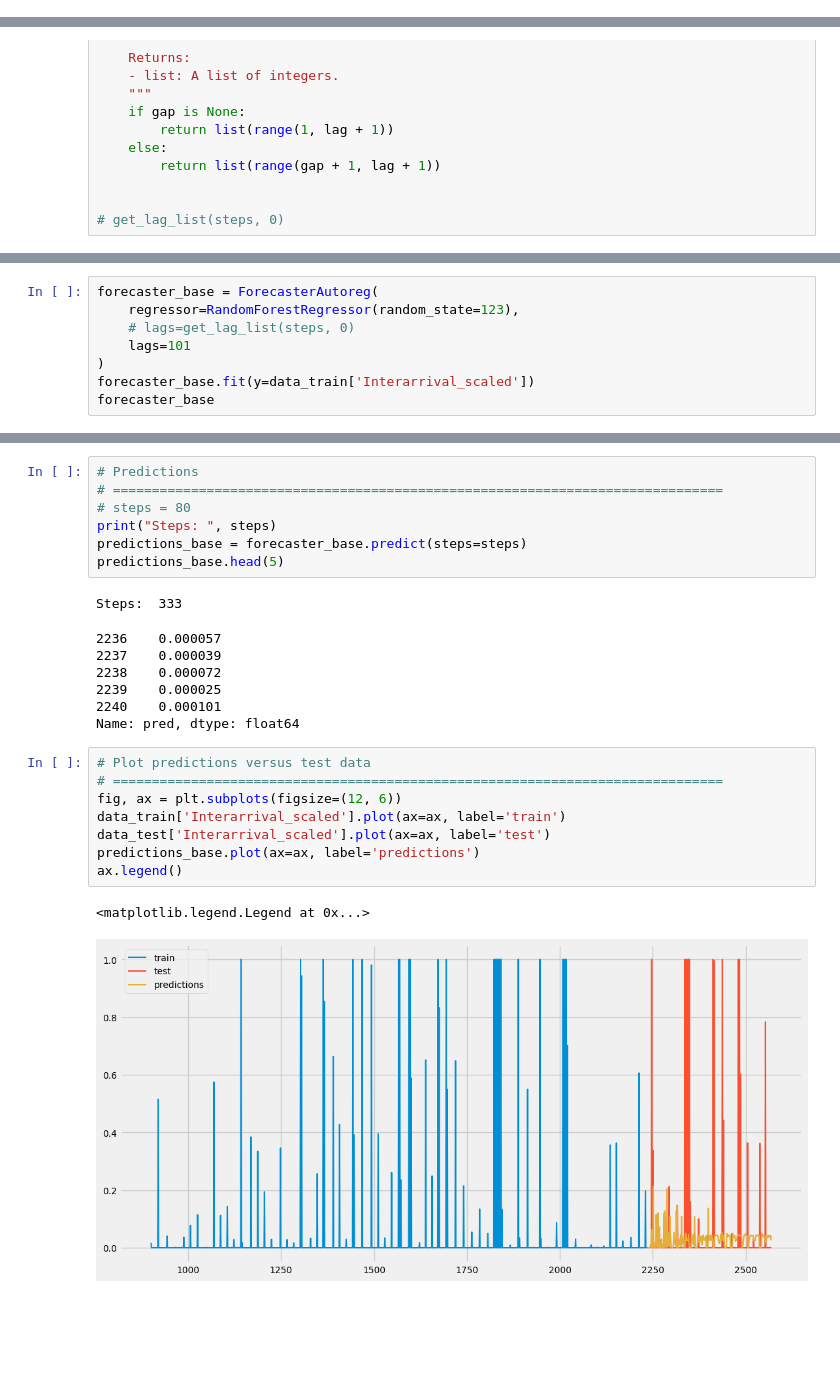
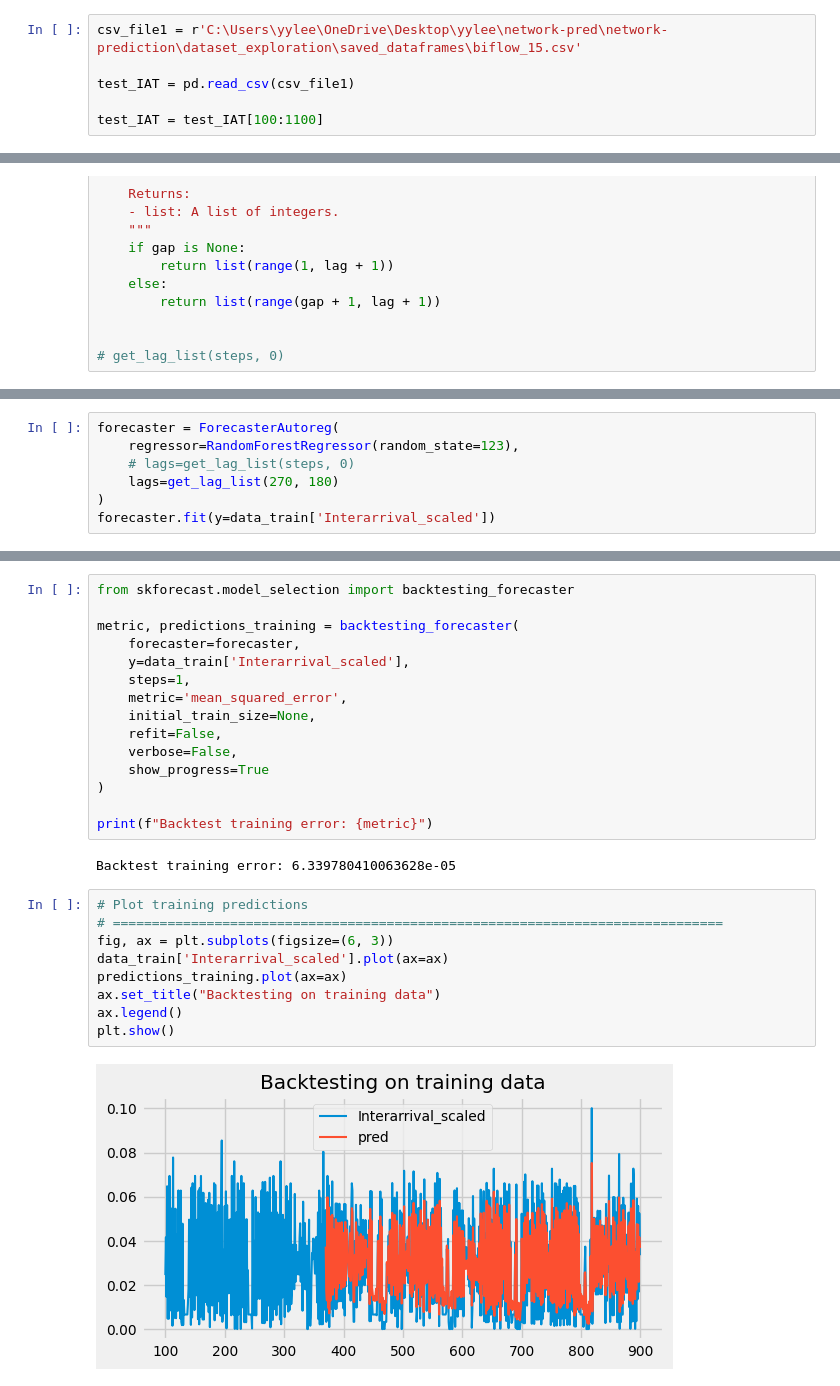
Before and after one commit to yaoyanglee/network-prediction, a Jupyter notebook: RFR_model/optimal_gap.ipynb, the cells around one changed output, grey strips where cells are left out. Cells and saved outputs as stored; diff of their text form; blank space fills up the shorter version.

```diff
--- a/RFR_model/optimal_gap.ipynb
+++ b/RFR_model/optimal_gap.ipynb
@@ -91,3 +63,9 @@ IAT and payload length different number of elements
+# %%
+csv_file1 = r'C:\Users\yylee\OneDrive\Desktop\yylee\network-pred\network-prediction\dataset_exploration\saved_dataframes\biflow_15.csv'
+
+test_IAT = pd.read_csv(csv_file1)
+
+test_IAT = test_IAT[100:1100]
 # %%
 # Split data into train-test
 # ==============================================================================
@@ -252,8 +259,7 @@ Test error (MSE): 0.03781154318990143
 # %%
-forecaster_base = ForecasterAutoreg(
+forecaster = ForecasterAutoreg(
     regressor=RandomForestRegressor(random_state=123),
     # lags=get_lag_list(steps, 0)
-    lags=101
+    lags=get_lag_list(270, 180)
 )
-forecaster_base.fit(y=data_train['Interarrival_scaled'])
-forecaster_base
+forecaster.fit(y=data_train['Interarrival_scaled'])
@@ -278,26 +266,28 @@ Forecaster id: None
-# %%
-# Predictions
-# ==============================================================================
-# steps = 80
-print("Steps: ", steps)
-predictions_base = forecaster_base.predict(steps=steps)
-predictions_base.head(5)
-# %% [output]
-Steps:  333
-2236    0.000057
-2237    0.000039
-2238    0.000072
-2239    0.000025
-2240    0.000101
-Name: pred, dtype: float64
+# %%
+from skforecast.model_selection import backtesting_forecaster
+
+metric, predictions_training = backtesting_forecaster(
+    forecaster=forecaster,
+    y=data_train['Interarrival_scaled'],
+    steps=1,
+    metric='mean_squared_error',
+    initial_train_size=None,
+    refit=False,
+    verbose=False,
+    show_progress=True
+)
+
+print(f"Backtest training error: {metric}")
+# %% [output]
+Backtest training error: 6.339780410063628e-05
 # %%
-# Plot predictions versus test data
+# Plot training predictions
 # ==============================================================================
-fig, ax = plt.subplots(figsize=(12, 6))
-data_train['Interarrival_scaled'].plot(ax=ax, label='train')
-data_test['Interarrival_scaled'].plot(ax=ax, label='test')
-predictions_base.plot(ax=ax, label='predictions')
+fig, ax = plt.subplots(figsize=(6, 3))
+data_train['Interarrival_scaled'].plot(ax=ax)
+predictions_training.plot(ax=ax)
+ax.set_title("Backtesting on training data")
 ax.legend()
+plt.show()
 # %% [output]
-<matplotlib.legend.Legend at 0x...>
-[figure, old version]
+[figure, new version]
```
Also changed, not shown: parts of 14 cells of this notebook, 32 other files.
